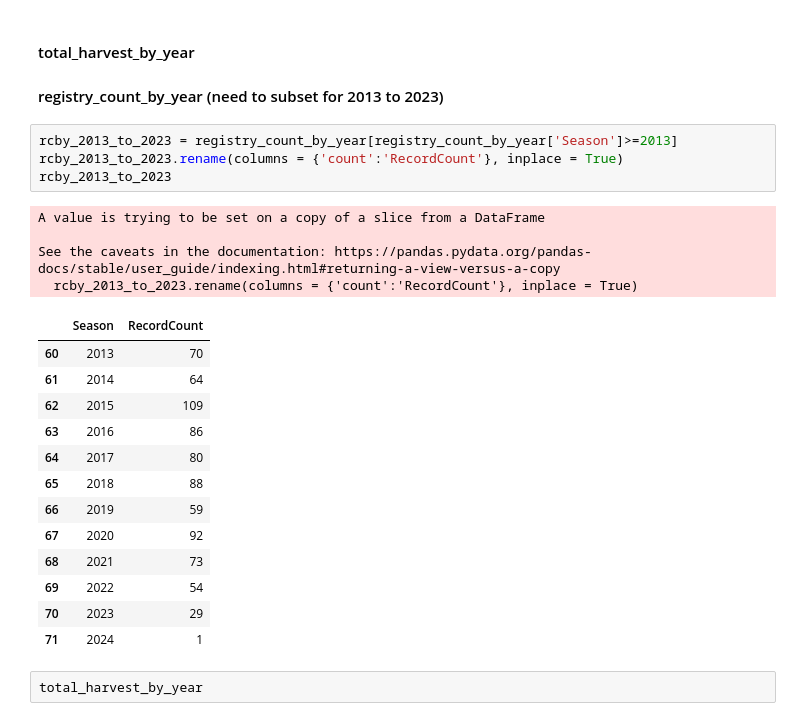
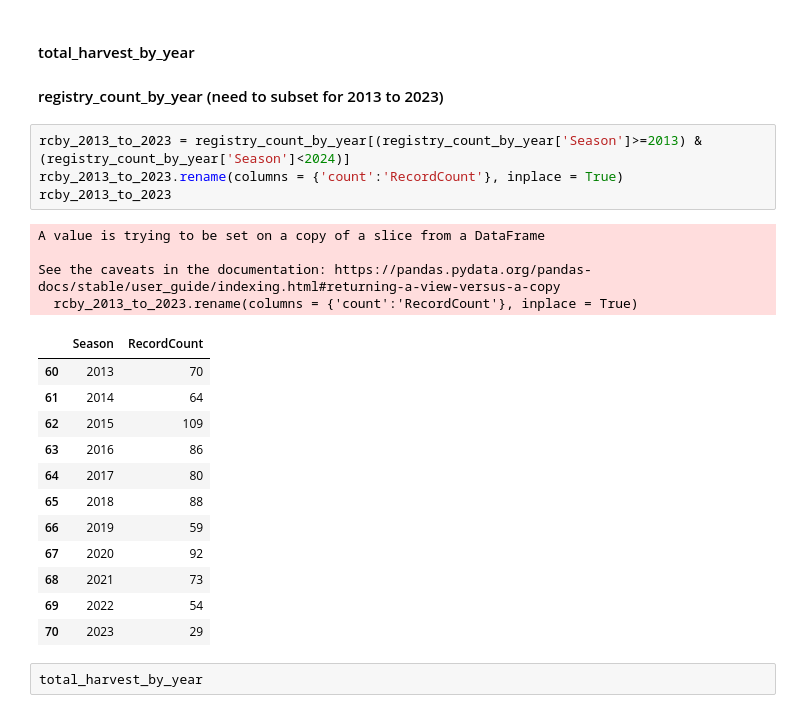
Before and after one commit to McNuttJ/Tennessee-Deer-Herd-Analysis-Capstone, a Jupyter notebook: tennessee_deer_herd_analysis.ipynb, the cells around one changed output. Saved outputs shown, nothing was run; the diff lists cells and outputs as text.

```diff
--- a/tennessee_deer_herd_analysis.ipynb
+++ b/tennessee_deer_herd_analysis.ipynb
@@ -841,27 +885,26 @@ plt.show()
 #### total_harvest_by_year
 #### registry_count_by_year (need to subset for 2013 to 2023)
 # %%
-rcby_2013_to_2023 = registry_count_by_year[registry_count_by_year['Season']>=2013]
+rcby_2013_to_2023 = registry_count_by_year[(registry_count_by_year['Season']>=2013) & (registry_count_by_year['Season']<2024)]
 rcby_2013_to_2023.rename(columns = {'count':'RecordCount'}, inplace = True)
 rcby_2013_to_2023
 # %% [output]
 A value is trying to be set on a copy of a slice from a DataFrame
 
 See the caveats in the documentation: https://pandas.pydata.org/pandas-docs/stable/user_guide/indexing.html#returning-a-view-versus-a-copy
   rcby_2013_to_2023.rename(columns = {'count':'RecordCount'}, inplace = True)
 |  | Season | RecordCount |
 | 60 | 2013 | 70 |
 | 61 | 2014 | 64 |
 | 62 | 2015 | 109 |
 | 63 | 2016 | 86 |
 | 64 | 2017 | 80 |
 | 65 | 2018 | 88 |
 | 66 | 2019 | 59 |
 | 67 | 2020 | 92 |
 | 68 | 2021 | 73 |
 | 69 | 2022 | 54 |
 | 70 | 2023 | 29 |
-| 71 | 2024 | 1 |
 # %%
 total_harvest_by_year
 # %% [output]
```
Also changed, not shown: parts of 27 cells of this notebook.
